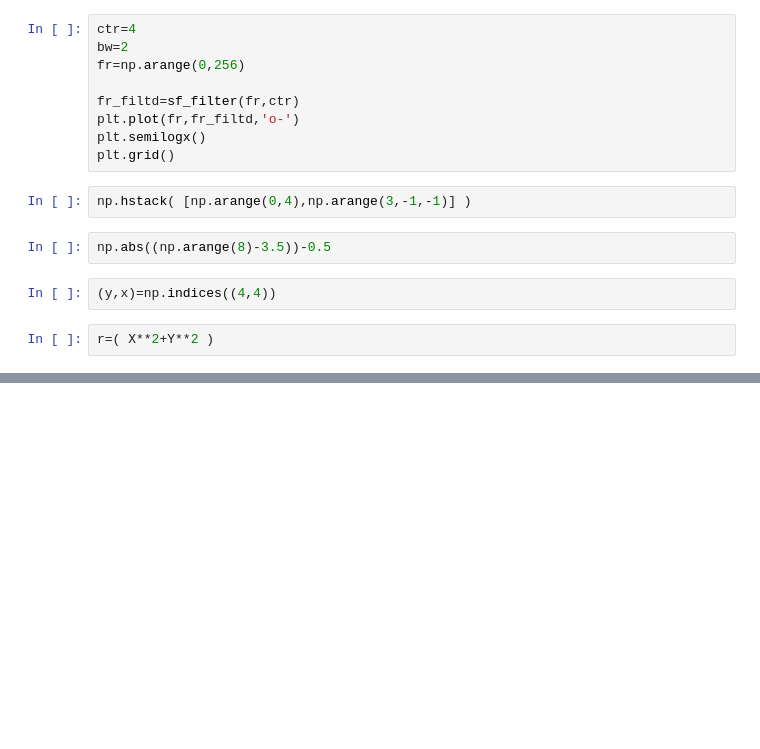
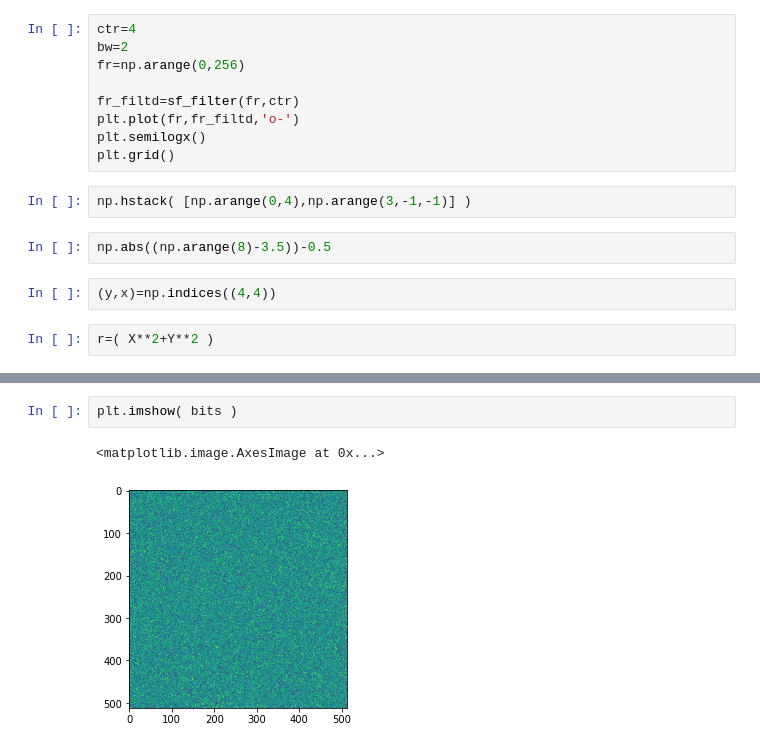
Before and after one commit to dcoates/clab_vr_cube, a Jupyter notebook: sf_textures/sf_filter.ipynb, the cells around one changed output, grey strips where cells are left out. Cells and saved outputs as stored; diff of their text form; blank space fills up the shorter version.

```diff
--- a/sf_textures/sf_filter.ipynb
+++ b/sf_textures/sf_filter.ipynb
@@ -107,0 +226,5 @@ plt.imshow( real( np.fft.fftshift( np.fft.fft2(grid) ) ) ); plt.colorbar()
+# %%
+plt.imshow( bits )
+# %% [output]
+<matplotlib.image.AxesImage at 0x...>
+[figure, added]
```
Also changed, not shown: parts of 29 cells of this notebook, 18 other files.
